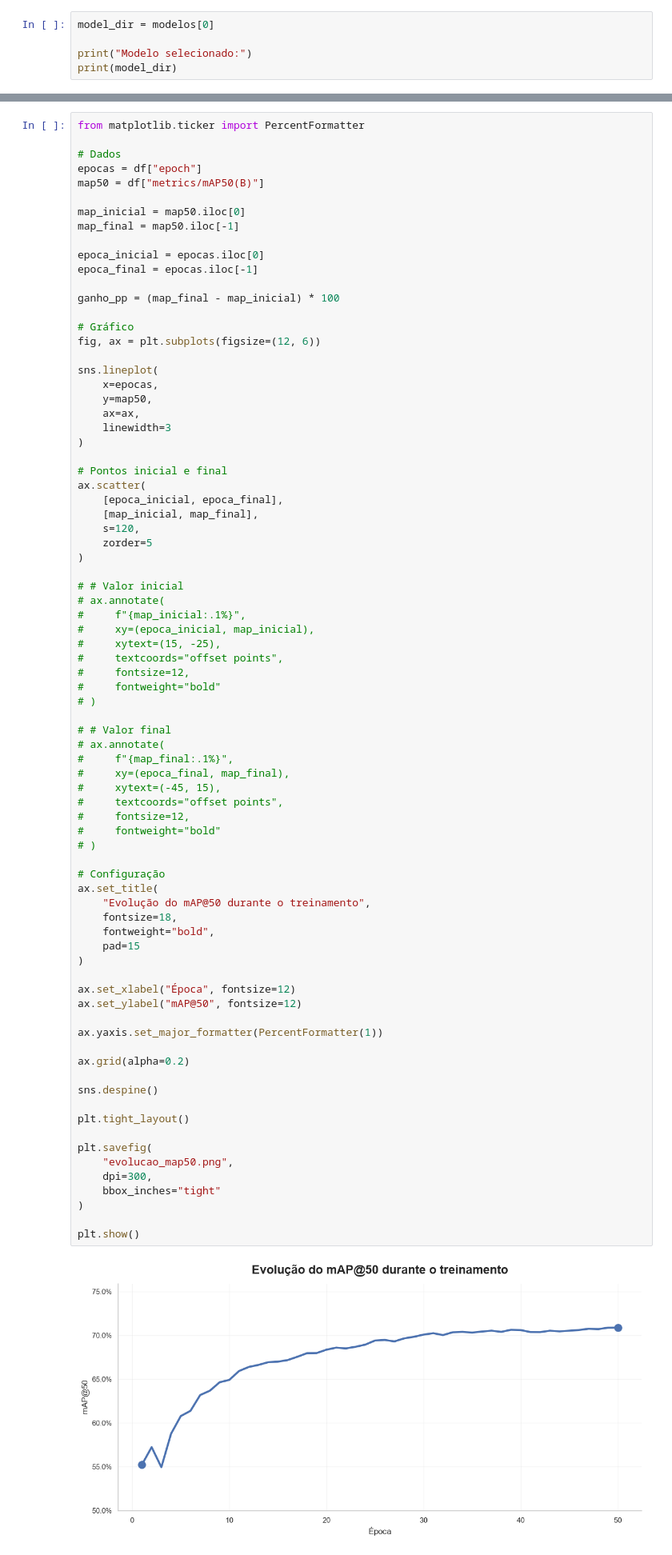
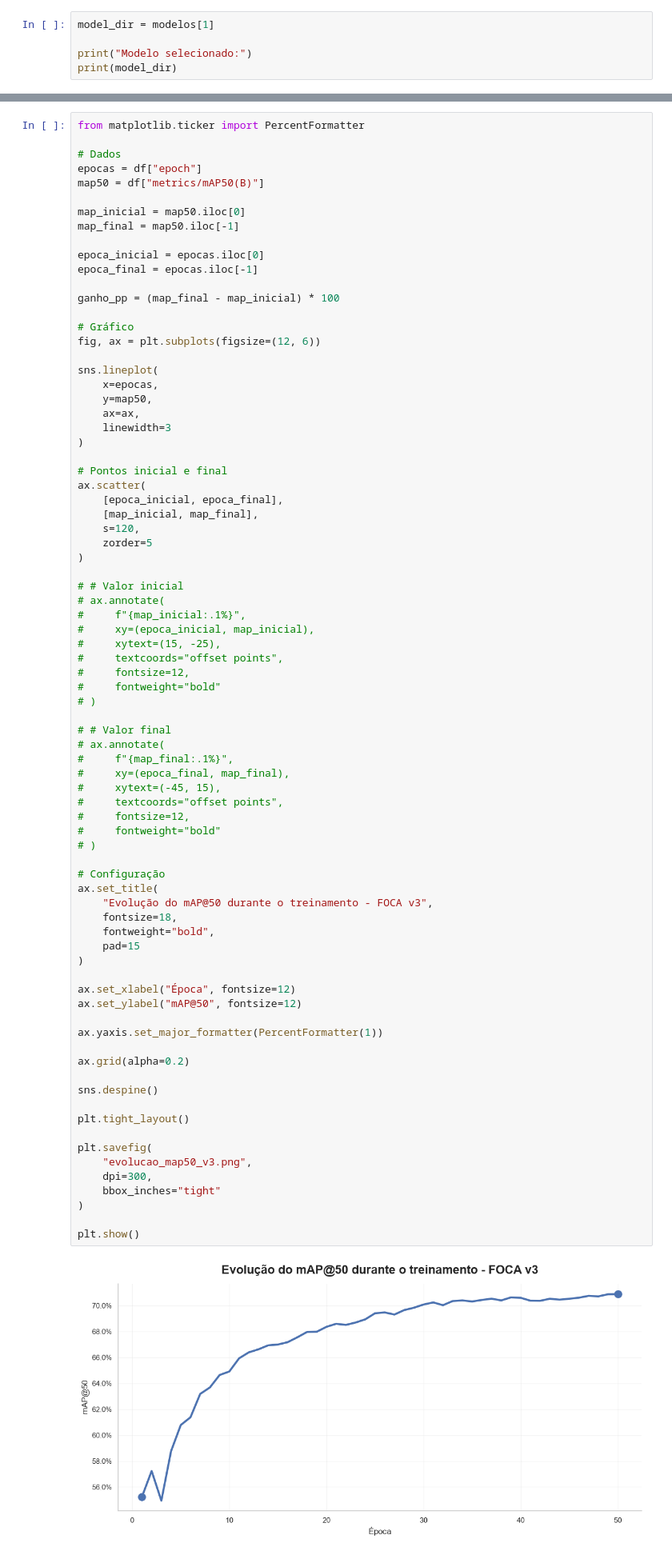
Before and after one commit to cc24137/FOCA, a Jupyter notebook: Source/AI/src/notebooks/metricasEgraficos.ipynb, the cells around one changed output, grey strips where cells are left out. Shown at 80% size. Cells and saved outputs as stored; diff of their text form.

```diff
--- a/Source/AI/src/notebooks/metricasEgraficos.ipynb
+++ b/Source/AI/src/notebooks/metricasEgraficos.ipynb
@@ -41,5 +43,5 @@ for i, modelo in enumerate(modelos):
 # %%
-model_dir = modelos[0]
+model_dir = modelos[1]
 
 print("Modelo selecionado:")
 print(model_dir)
@@ -444,36 +452,36 @@ ax.scatter(
 #     textcoords="offset points",
 #     fontsize=12,
 #     fontweight="bold"
 # )
 
 # Configuração
 ax.set_title(
-    "Evolução do mAP@50 durante o treinamento",
+    "Evolução do mAP@50 durante o treinamento - FOCA v3",
     fontsize=18,
     fontweight="bold",
     pad=15
 )
 
 ax.set_xlabel("Época", fontsize=12)
 ax.set_ylabel("mAP@50", fontsize=12)
 
 ax.yaxis.set_major_formatter(PercentFormatter(1))
 
 ax.grid(alpha=0.2)
 
 sns.despine()
 
 plt.tight_layout()
 
 plt.savefig(
-    "evolucao_map50.png",
+    "evolucao_map50_v3.png",
     dpi=300,
     bbox_inches="tight"
 )
 
 plt.show()
 # %% [output]
-[figure, old version]
+[figure, new version]
 # %% [markdown]
 grafico tuff
 # %% [markdown]
```
Also changed, not shown: parts of 51 cells of this notebook, 55 other files.
